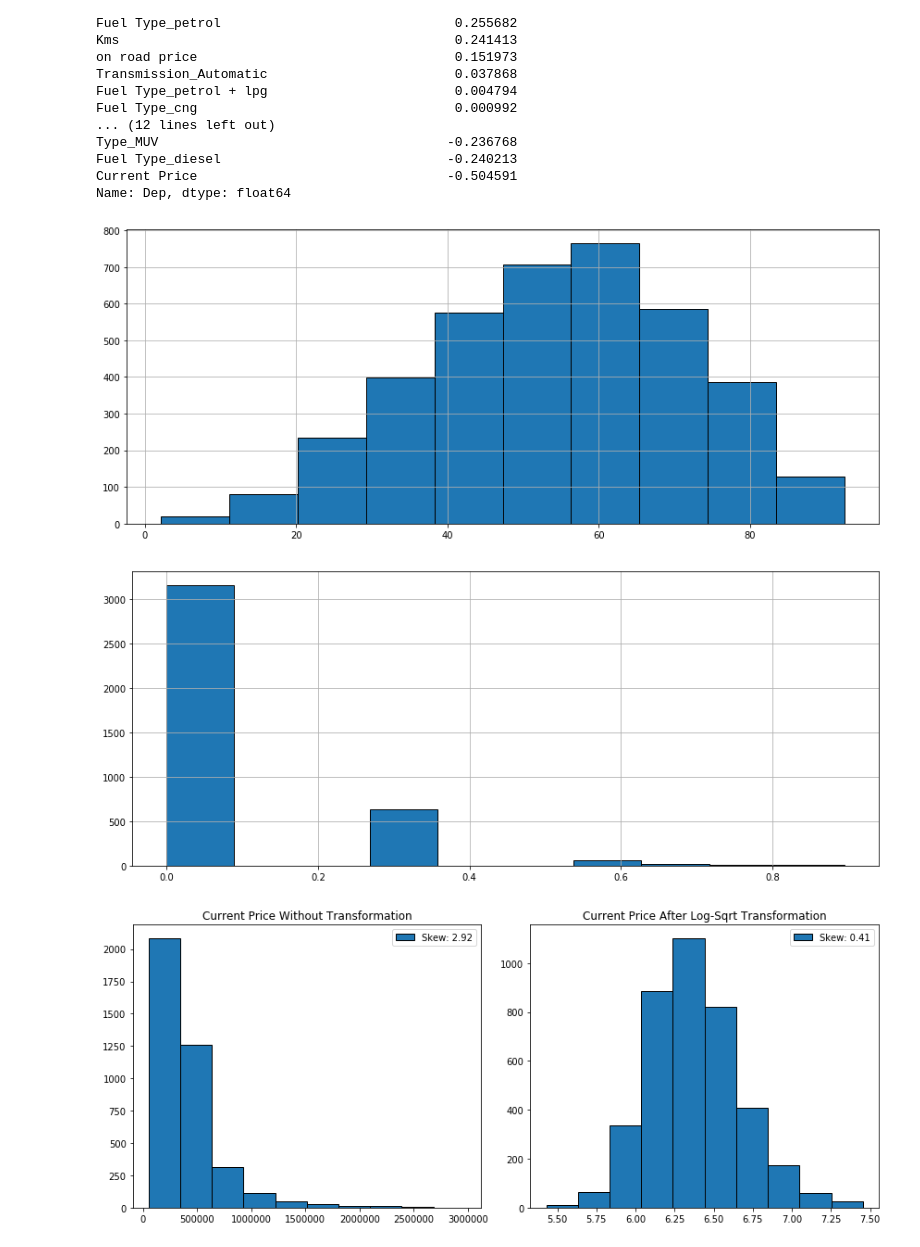
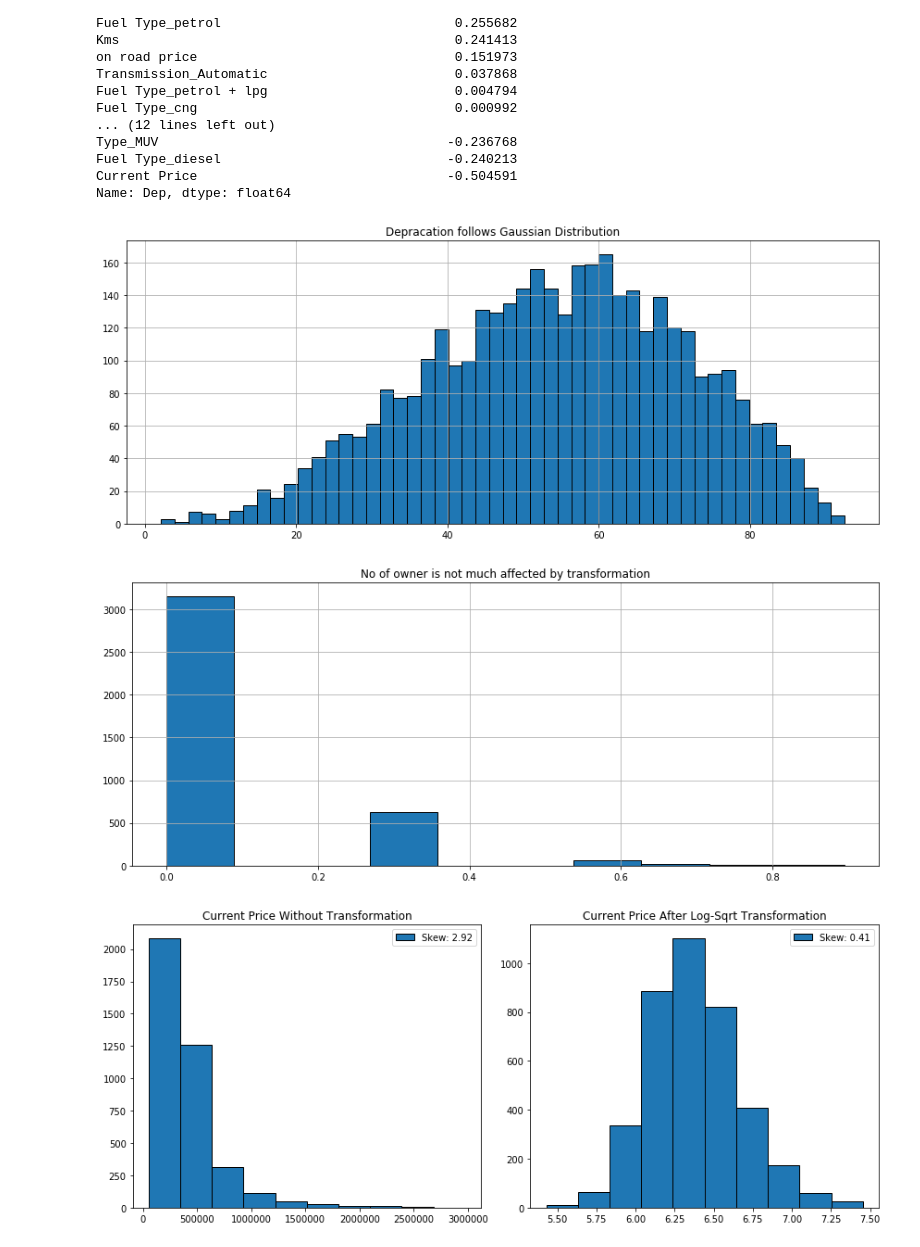
Before and after one commit to maykulkarni/kaggle_solutions, a Jupyter notebook: car price depracation/car_dep.ipynb, the cells around one changed output. Cells and saved outputs as stored; diff of their text form; code cells hidden in the pictures.

```diff
--- a/car price depracation/car_dep.ipynb
+++ b/car price depracation/car_dep.ipynb
@@ -117,15 +150,17 @@ Fuel Type_diesel                             -0.240213
 Current Price                                -0.504591
 Name: Dep, dtype: float64
 # %%
-df["Dep"].hist(edgecolor="black")
+df["Dep"].hist(bins=50, edgecolor="black")
+plt.title("Depracation follows Gaussian Distribution")
 tl()
 # %% [output]
-[figure, old version]
+[figure, new version]
 # %%
 np.log(np.sqrt(df["No of Owner"])).hist(edgecolor="black")
+plt.title("No of owner is not much affected by transformation")
 tl()
 # %% [output]
-[figure, old version]
+[figure, new version]
 # %%
 # df["Current Price"].hist()
 plt.subplot(1, 2, 1)
```
Also changed, not shown: parts of 10 cells of this notebook.
